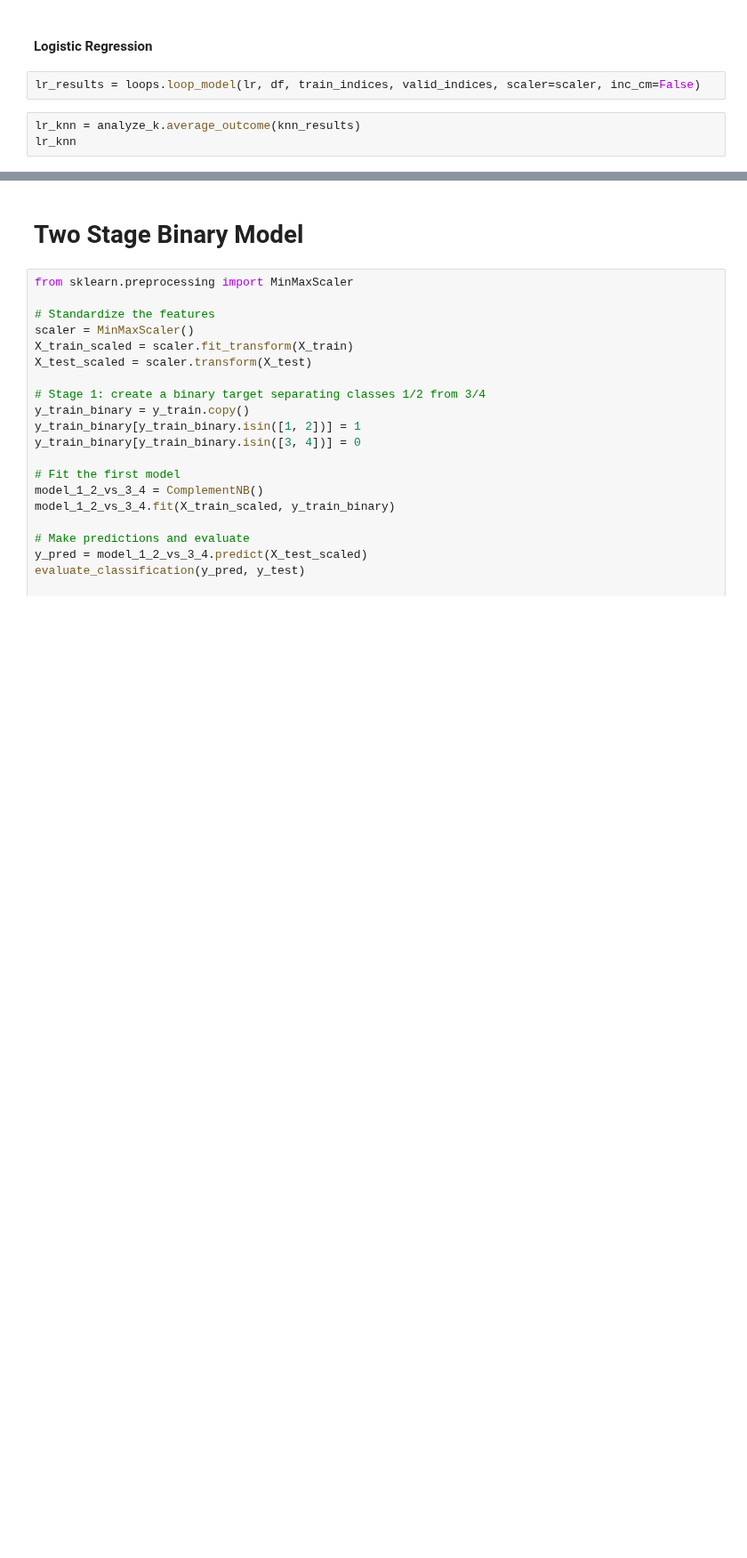
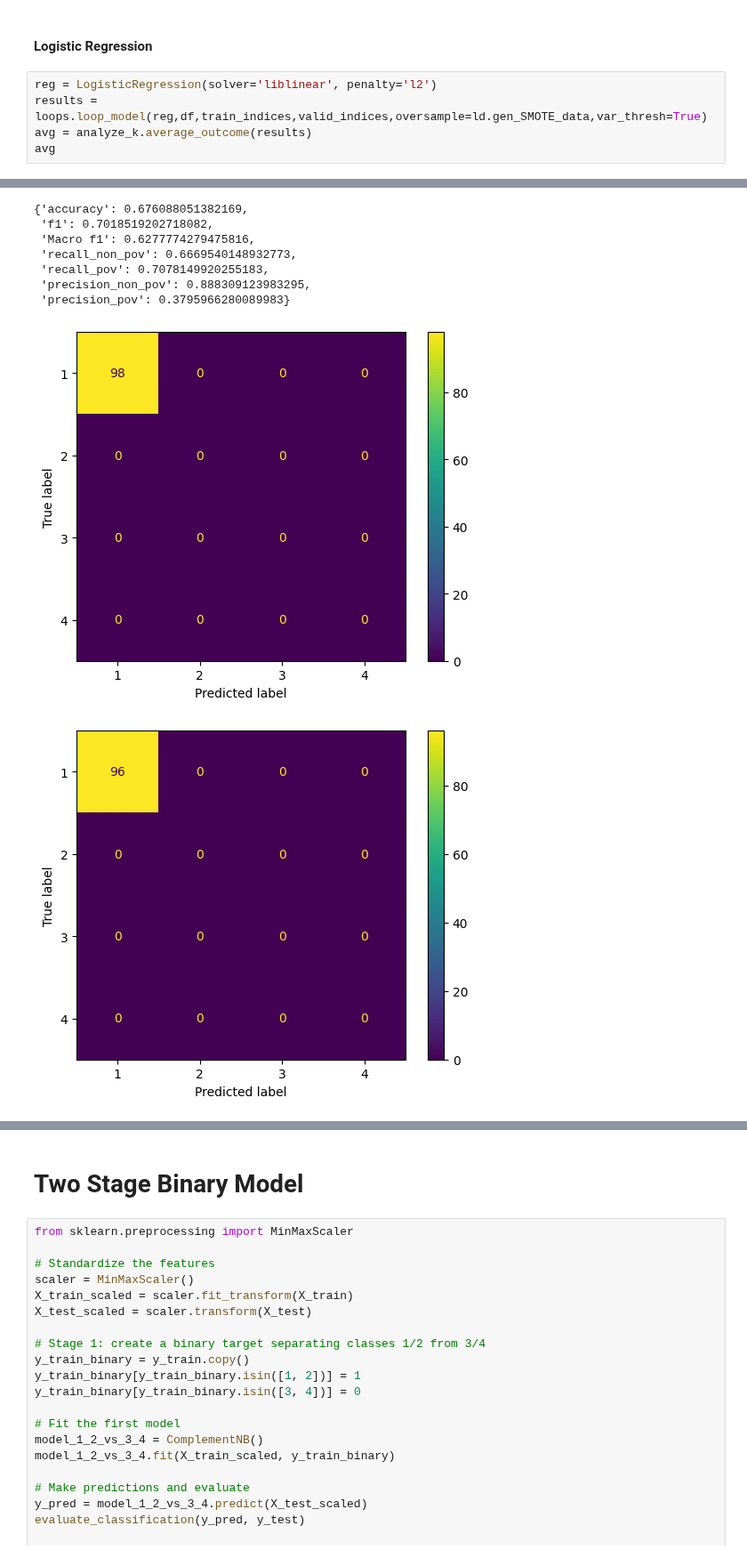
Before and after one commit to andrewjtdunn/Costa-Rican-Household-Poverty-Level-Prediction, a Jupyter notebook: ml_model_testing/Final_Models.ipynb, the cells around one changed output, grey strips where cells are left out. Shown at 89% size. Drawn from its saved outputs; the diff is of its cells as text; blank space fills up the shorter version.

```diff
--- a/ml_model_testing/Final_Models.ipynb
+++ b/ml_model_testing/Final_Models.ipynb
@@ -140,7 +551,8 @@ avg_knn
 # %% [markdown]
 #### Logistic Regression
-# %%
-lr_results = loops.loop_model(lr, df, train_indices, valid_indices, scaler=scaler, inc_cm=False)
-# %%
-lr_knn = analyze_k.average_outcome(knn_results)
-lr_knn
+# %%
+reg = LogisticRegression(solver='liblinear', penalty='l2')
+results = loops.loop_model(reg,df,train_indices,valid_indices,oversample=ld.gen_SMOTE_data,var_thresh=True)
+avg = analyze_k.average_outcome(results)
+avg
+# %% [output]
@@ -146,0 +576,9 @@ lr_knn
+{'accuracy': 0.676088051382169,
+ 'f1': 0.7018519202718082,
+ 'Macro f1': 0.6277774279475816,
+ 'recall_non_pov': 0.6669540148932773,
+ 'recall_pov': 0.7078149920255183,
+ 'precision_non_pov': 0.888309123983295,
+ 'precision_pov': 0.3795966280089983}
+[figure, added]
+[figure, added]
```
Also changed, not shown: parts of 28 cells of this notebook.
